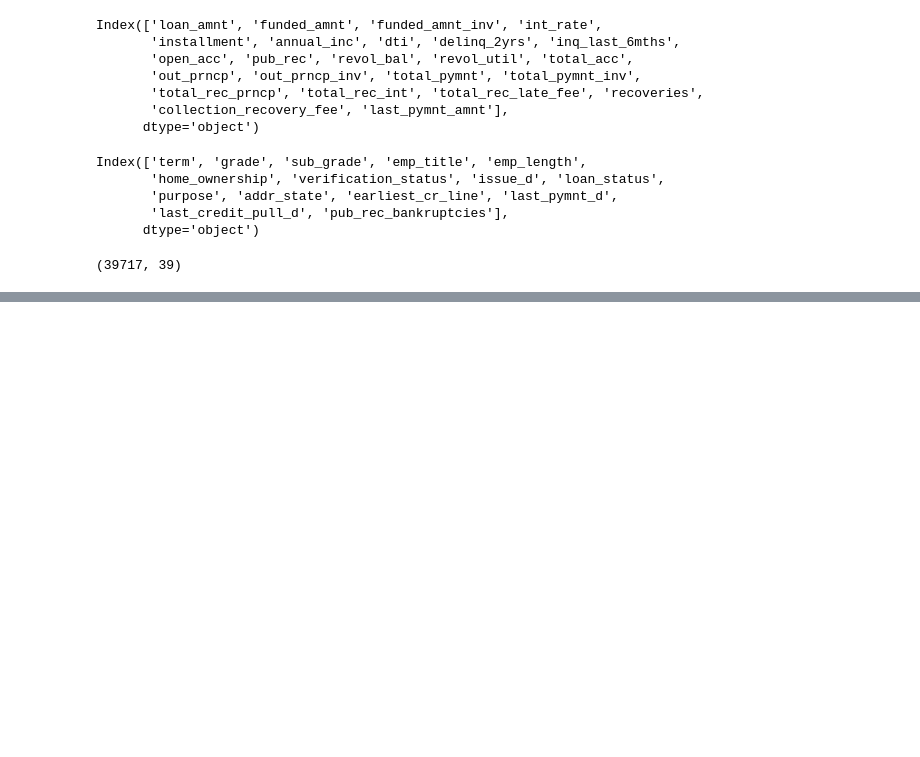
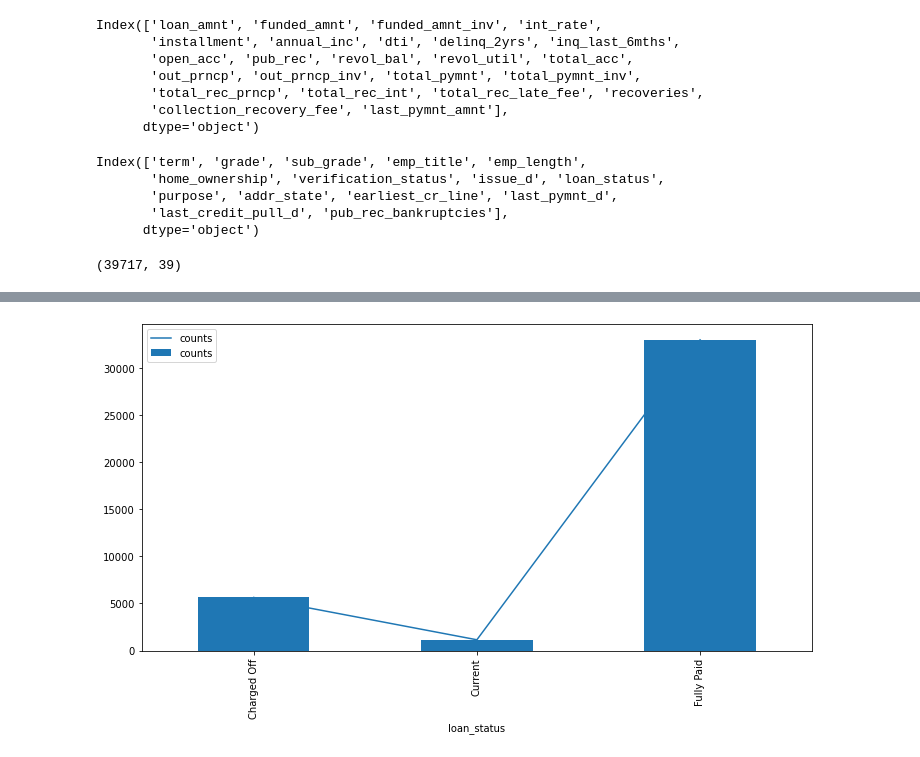
Before and after one commit to pndy19/lending_club_case_study, a Jupyter notebook: Lending_Club.ipynb, the cells around one changed output, grey strips where cells are left out. Saved outputs shown, nothing was run; the diff lists cells and outputs as text; code cells hidden in the pictures; blank space fills up the shorter version.

```diff
--- a/Lending_Club.ipynb
+++ b/Lending_Club.ipynb
@@ -327,0 +379,6 @@ df_loan.shape
+# %%
+# Showing trend of loans issues on yearly basis
+
+df_loan_status =df_loan.groupby(by= [df_loan.loan_status])[['issue_yr']].count()
+df_loan_status.rename(columns={"issue_yr": "counts"},inplace=True)
+df_loan_status.head()
@@ -327,0 +391,6 @@ df_loan.shape
+# %%
+ax =df_loan_status.plot(figsize=(15,6))
+df_loan_status.plot(kind='bar',figsize=(12,6),ax = ax)
+plt.show()
+# %% [output]
+[figure, added]
```
Also changed, not shown: parts of 34 cells of this notebook.
